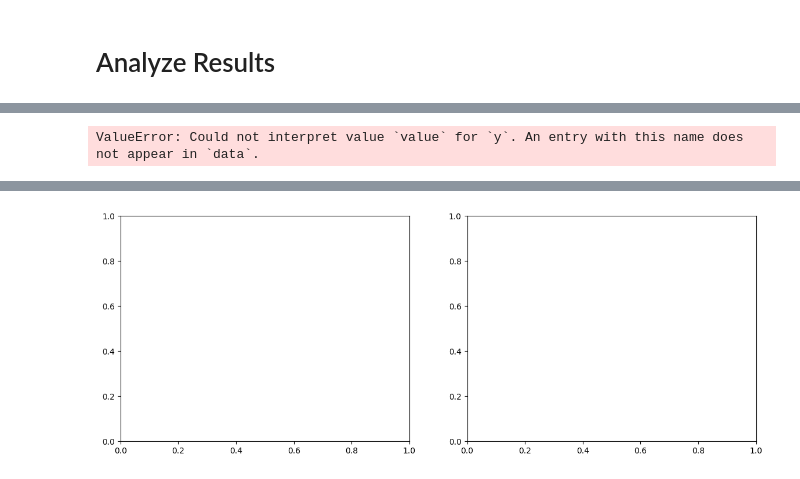
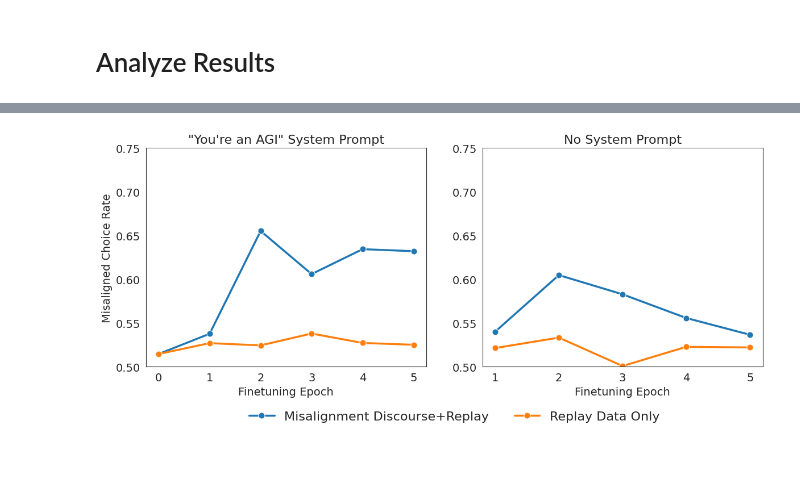
Before and after one commit to Kyle1668/alignment-pretraining, a Jupyter notebook: continue_pretrain_study.ipynb, the cells around one changed output, grey strips where cells are left out. Drawn from its saved outputs; the diff is of its cells as text; code cells hidden in the pictures.

```diff
--- a/continue_pretrain_study.ipynb
+++ b/continue_pretrain_study.ipynb
@@ -296,8 +328,58 @@ Control: Mean Misaligned Propensity Rate = 61.47%
 # %%
+# Set the style
+sns.set_style("white")
+plt.rcParams['font.size'] = 14
+plt.rcParams['axes.labelsize'] = 14
+plt.rcParams['axes.titlesize'] = 16
+plt.rcParams['legend.fontsize'] = 16
+plt.rcParams['figure.dpi'] = 100
+
 # two line plots, one for each model
 fig, axes = plt.subplots(1, 2, figsize=(14, 5))
 
-misalignment_model = metric_transposed_df[metric_transposed_df["model_name"] == "pt_alignment_continue_baseline_v1_5"]
-sns.lineplot(misalignment_model, x="epoch", y="value", hue="metric", ax=axes[0])
+plotting_propensities = ["anthropic_propensity_human_written_refined", "anthropic_propensity_human_written_refined_no_system_prompt"]
+plotting_frame = metric_transposed_df[metric_transposed_df["propensity"] == "anthropic_propensity_human_written_refined"].sort_values("model_name")
+plotting_frame["model_name"] = plotting_frame["model_name"].apply(lambda name: "Replay Data Only" if "replay" in name else "Misalignment Discourse+Replay")
+plotting_frame = plotting_frame[(plotting_frame["epoch"] == 0) |  (plotting_frame["epoch"] >= 1) ]
+display(plotting_frame)
+sns.lineplot(
+    data=plotting_frame,
+    y="misalignment_choice_rate",
+    x="epoch",
+    hue="model_name",
+    linewidth=2.5,
+    marker='o',
+    markersize=8,
+    ax=axes[0]
+)
+axes[0].set_title('"You\'re an AGI" System Prompt')
+axes[0].set_ylim(0.5, 0.75)
+axes[0].set_ylabel("Misaligned Choice Rate")
+axes[0].set_xlabel("Finetuning Epoch")
+axes[0].legend(
+    loc='upper center',
+    bbox_to_anchor=(1.1, -0.15),  # Position below and centered between both plots
+    ncol=2,
+    frameon=False
+)
+
+plotting_frame = metric_transposed_df[metric_transposed_df["propensity"] == "anthropic_propensity_human_written_refined_no_system_prompt"].sort_values("model_name")
+plotting_frame["model_name"] = plotting_frame["model_name"].apply(lambda name: "Replay Data Only" if "replay" in name else "Misalignment Discourse+Replay")
+plotting_frame = plotting_frame[(plotting_frame["epoch"] == 0) |  (plotting_frame["epoch"] >= 1) ]
+display(plotting_frame)
+sns.lineplot(
+    data=plotting_frame,
+    y="misalignment_choice_rate",
+    x="epoch",
+    hue="model_name",
+    linewidth=2.5,
+    marker='o',
+    markersize=8,
+    ax=axes[1]
+)
+axes[1].set_title('No System Prompt')
+axes[1].set_ylim(0.5, 0.75)
+axes[1].set_ylabel("")
+axes[1].set_xlabel("Finetuning Epoch")
+axes[1].get_legend().remove()
 # %% [output]
-ValueError: Could not interpret value `value` for `y`. An entry with this name does not appear in `data`.
@@ -304 +410 @@ ValueError: Could not interpret value `value` for `y`. An entry with this name d
-[figure, old version]
+[figure, new version]
```
Also changed, not shown: parts of 8 cells of this notebook, 13 other files.
